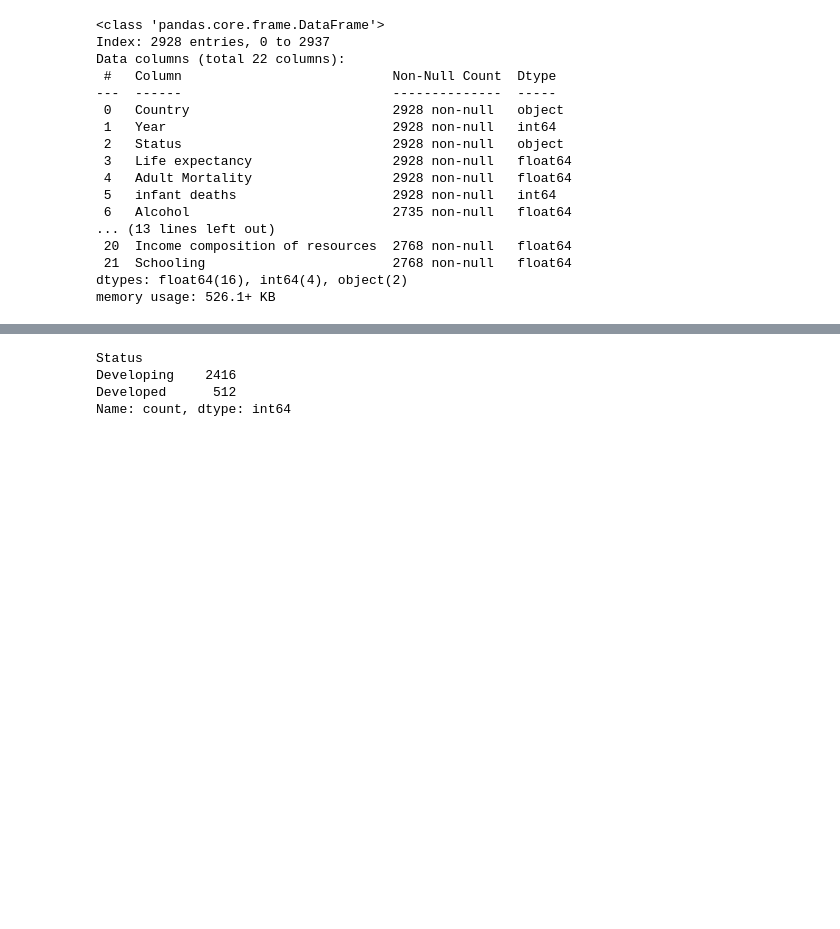
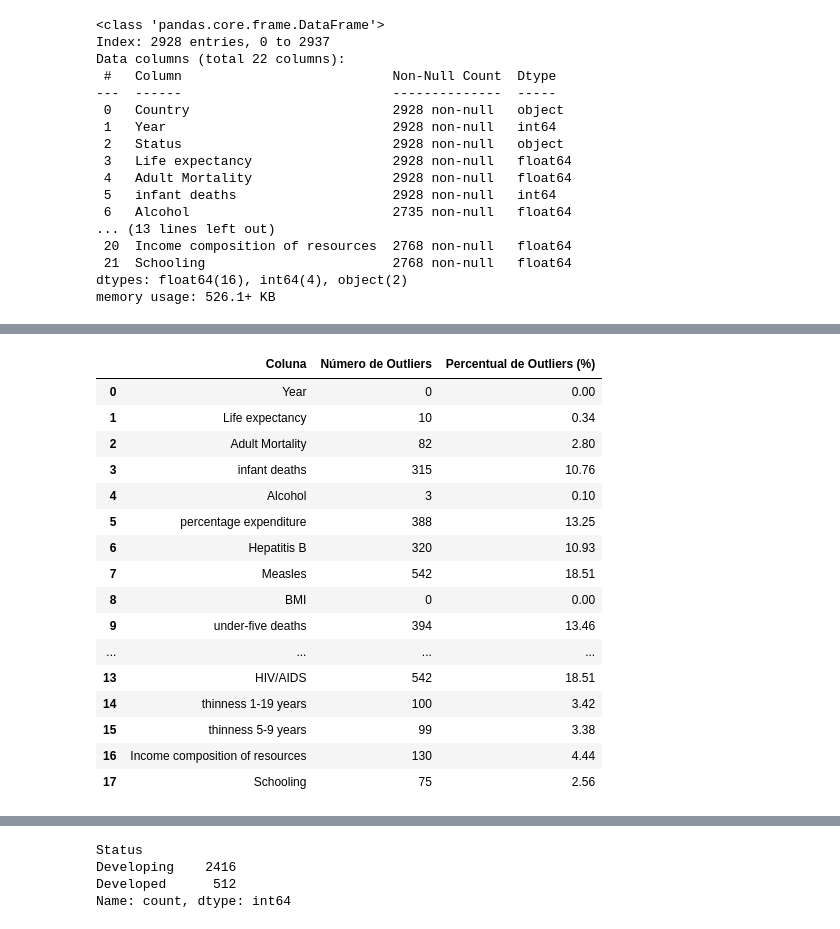
Before and after one commit to jpmrdad26/Projetos-Ciencia-de-dados, a Jupyter notebook: CRISP-DM Projeto Final.ipynb, the cells around one changed output, grey strips where cells are left out. Cells and saved outputs as stored; diff of their text form; code cells hidden in the pictures; blank space fills up the shorter version.

```diff
--- a/CRISP-DM Projeto Final.ipynb
+++ b/CRISP-DM Projeto Final.ipynb
@@ -377,0 +528,54 @@ memory usage: 526.1+ KB
+# %%
+
+# Função para detectar outliers e calcular contagem e percentual por coluna
+def contar_outliers(df_2):
+    outlier_counts = {}  # Dicionário para armazenar os resultados
+
+    total_rows = len(df_2)  # Total de linhas no DataFrame
+
+    for column in df_2.select_dtypes(include='number').columns:
+        # Calcular o IQR
+        Q1 = df_2[column].quantile(0.25)
+        Q3 = df_2[column].quantile(0.75)
+        IQR = Q3 - Q1
+
+        # Definir limites para outliers
+        lower_bound = Q1 - 1.5 * IQR
+        upper_bound = Q3 + 1.5 * IQR
+
+        # Contar os outliers
+        num_outliers = ((df_2[column] < lower_bound) | (df_2[column] > upper_bound)).sum()
+
+        # Calcular o percentual de outliers
+        perc_outliers = (num_outliers / total_rows) * 100
+
+        # Armazenar os resultados
+        outlier_counts[column] = {'Número de Outliers': num_outliers, 'Percentual de Outliers (%)': perc_outliers}
+
+    # Converter o dicionário em um DataFrame
+    outliers_df = pd.DataFrame.from_dict(outlier_counts, orient='index').reset_index()
+    outliers_df.columns = ['Coluna', 'Número de Outliers', 'Percentual de Outliers (%)']
+
+    return outliers_df
+
+# Aplicar a função ao DataFrame
+outliers_df = contar_outliers(df_2)
+outliers_df
+# %% [output]
+|  | Coluna | Número de Outliers | Percentual de Outliers (%) |
+| 0 | Year | 0 | 0.00 |
+| 1 | Life expectancy | 10 | 0.34 |
+| 2 | Adult Mortality | 82 | 2.80 |
+| 3 | infant deaths | 315 | 10.76 |
+| 4 | Alcohol | 3 | 0.10 |
+| 5 | percentage expenditure | 388 | 13.25 |
+| 6 | Hepatitis B | 320 | 10.93 |
+| 7 | Measles | 542 | 18.51 |
+| 8 | BMI | 0 | 0.00 |
+| 9 | under-five deaths | 394 | 13.46 |
+| ... | ... | ... | ... |
+| 13 | HIV/AIDS | 542 | 18.51 |
+| 14 | thinness 1-19 years | 100 | 3.42 |
+| 15 | thinness 5-9 years | 99 | 3.38 |
+| 16 | Income composition of resources | 130 | 4.44 |
+| 17 | Schooling | 75 | 2.56 |
```
Also changed, not shown: parts of 66 cells of this notebook.
